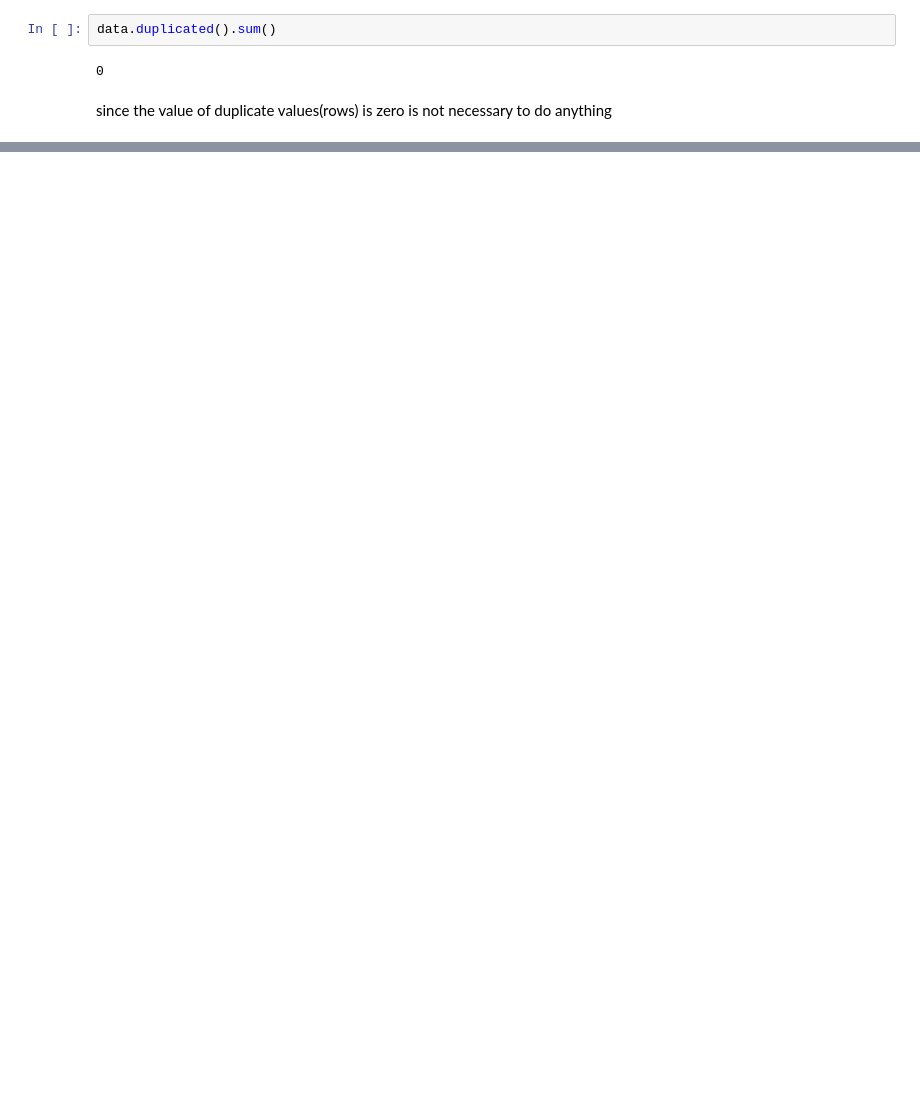
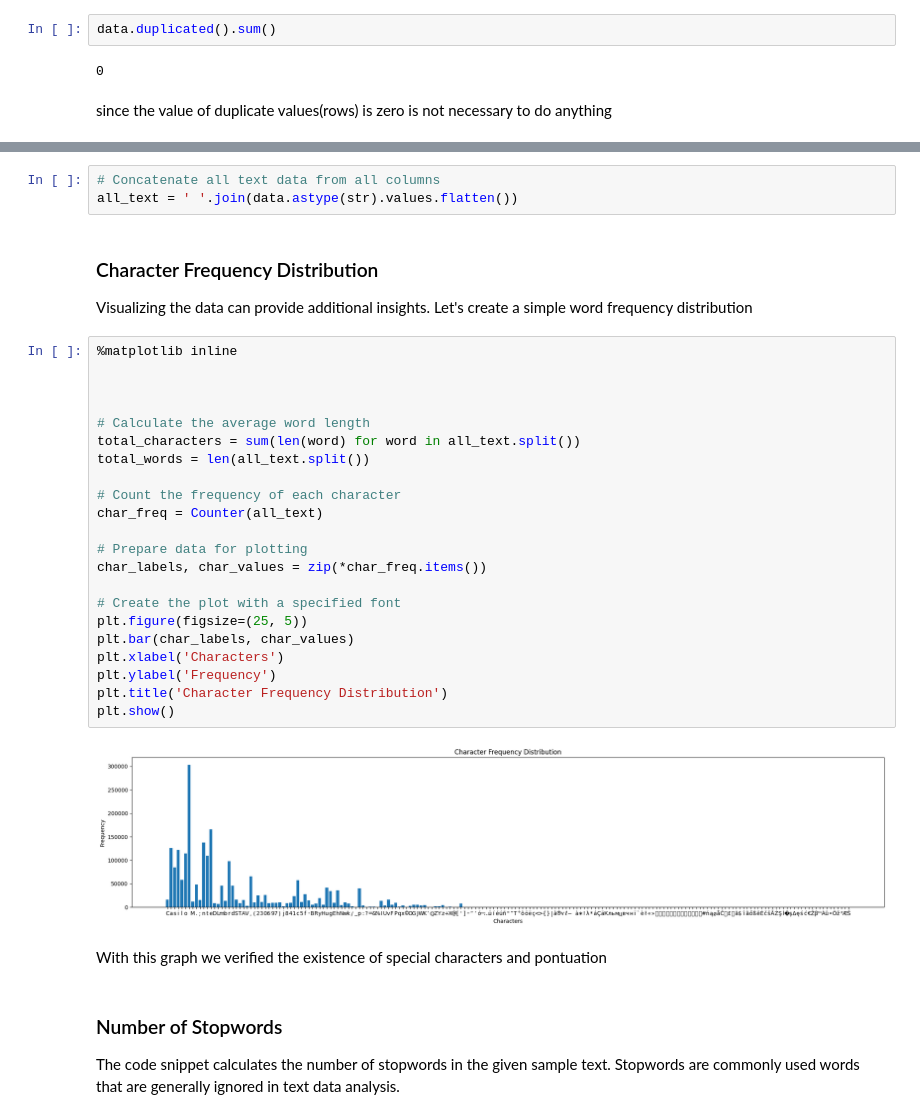
Before and after one commit to MartaFradique/project-icd, a Jupyter notebook: main.ipynb, the cells around one changed output, grey strips where cells are left out. Cells and saved outputs as stored; diff of their text form; blank space fills up the shorter version.

```diff
--- a/main.ipynb
+++ b/main.ipynb
@@ -52,0 +100,36 @@ since the value of duplicate values(rows) is zero is not necessary to do anythin
+# %%
+# Concatenate all text data from all columns
+all_text = ' '.join(data.astype(str).values.flatten())
+# %% [markdown]
+### Character Frequency Distribution
+
+Visualizing the data can provide additional insights. Let's create a simple word frequency distribution
+# %%
+%matplotlib inline
+
+
+
+# Calculate the average word length
+total_characters = sum(len(word) for word in all_text.split())
+total_words = len(all_text.split())
+
+# Count the frequency of each character
+char_freq = Counter(all_text)
+
+# Prepare data for plotting
+char_labels, char_values = zip(*char_freq.items())
+
+# Create the plot with a specified font
+plt.figure(figsize=(25, 5))
+plt.bar(char_labels, char_values)
+plt.xlabel('Characters')
+plt.ylabel('Frequency')
+plt.title('Character Frequency Distribution')
+plt.show()
+# %% [output]
+[figure, added]
+# %% [markdown]
+With this graph we verified the existence of special characters and pontuation
+# %% [markdown]
+### Number of Stopwords
+The code snippet calculates the number of stopwords in the given sample text. Stopwords are commonly used words that are generally ignored in text data analysis.
```
Also changed, not shown: parts of 47 cells of this notebook, 2 other files.
